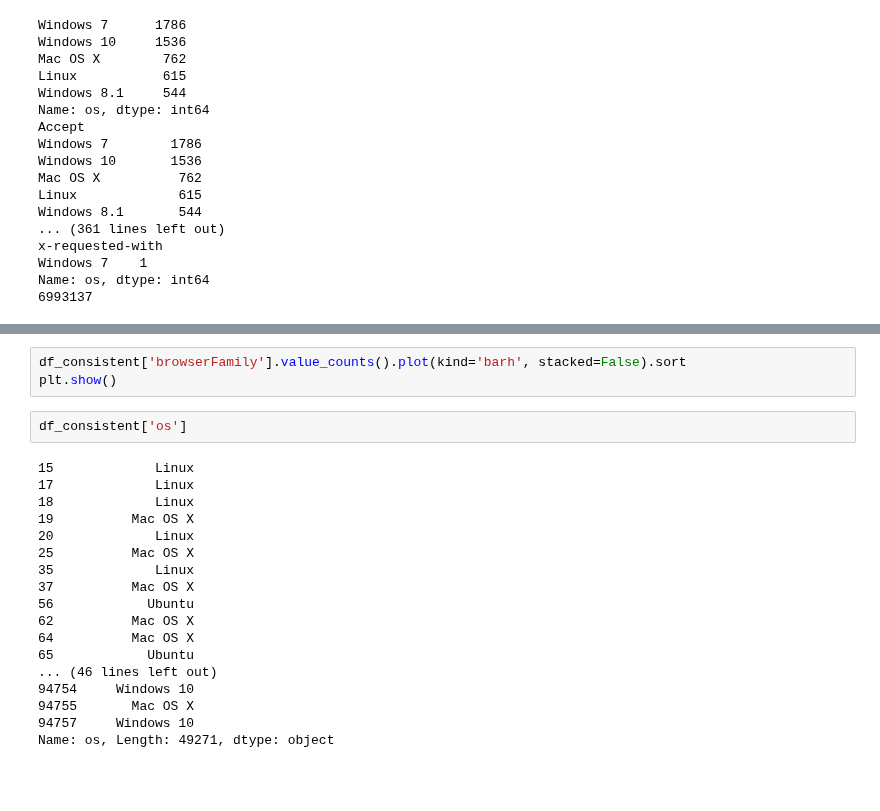
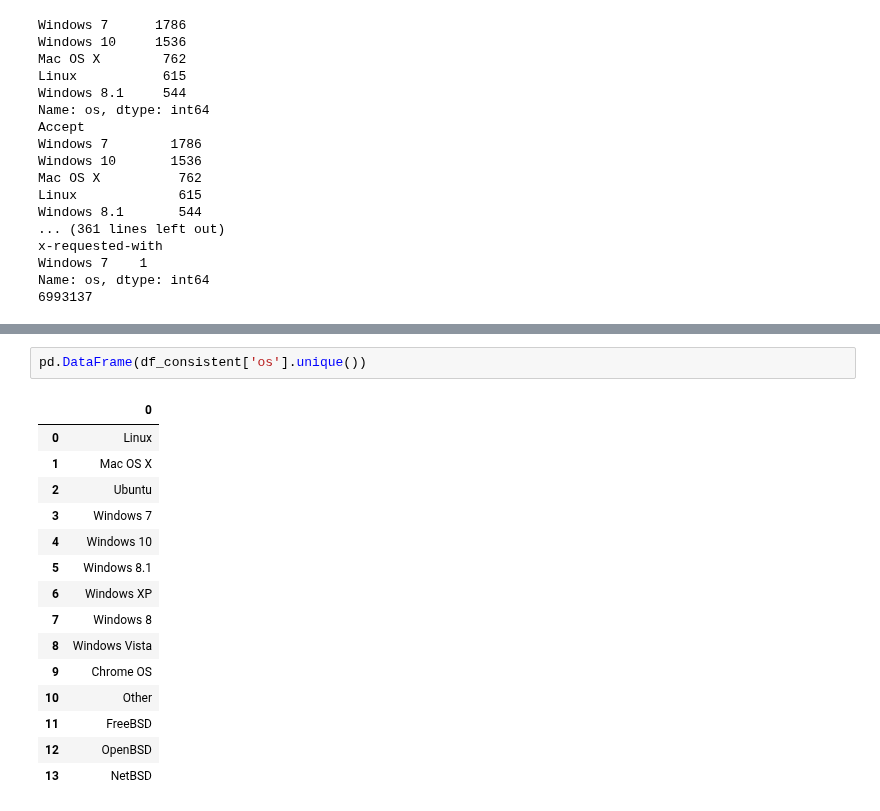
Before and after one commit to mGosset/BrowserFingerprint, a Jupyter notebook: notebooks/exploratory/analyse_empreintes.ipynb, the cells around one changed output, grey strips where cells are left out. Cells and saved outputs as stored; diff of their text form; blank space fills up the shorter version.

```diff
--- a/notebooks/exploratory/analyse_empreintes.ipynb
+++ b/notebooks/exploratory/analyse_empreintes.ipynb
@@ -576,26 +314,21 @@ Name: os, dtype: int64
-# %%
-df_consistent['browserFamily'].value_counts().plot(kind='barh', stacked=False).sort
-plt.show()
-# %%
-df_consistent['os']
-# %% [output]
-15             Linux
-17             Linux
-18             Linux
-19          Mac OS X
-20             Linux
-25          Mac OS X
-35             Linux
-37          Mac OS X
-56            Ubuntu
-62          Mac OS X
-64          Mac OS X
-65            Ubuntu
-... (46 lines left out)
-94754     Windows 10
-94755       Mac OS X
-94757     Windows 10
-Name: os, Length: 49271, dtype: object
+# %%
+pd.DataFrame(df_consistent['os'].unique())
+# %% [output]
+|  | 0 |
+| 0 | Linux |
+| 1 | Mac OS X |
+| 2 | Ubuntu |
+| 3 | Windows 7 |
+| 4 | Windows 10 |
+| 5 | Windows 8.1 |
+| 6 | Windows XP |
+| 7 | Windows 8 |
+| 8 | Windows Vista |
+| 9 | Chrome OS |
+| 10 | Other |
+| 11 | FreeBSD |
+| 12 | OpenBSD |
+| 13 | NetBSD |
 # %%
 tmp_stats = []
 ids = set(df_consistent['id'].unique())
```
Also changed, not shown: parts of 35 cells of this notebook.
